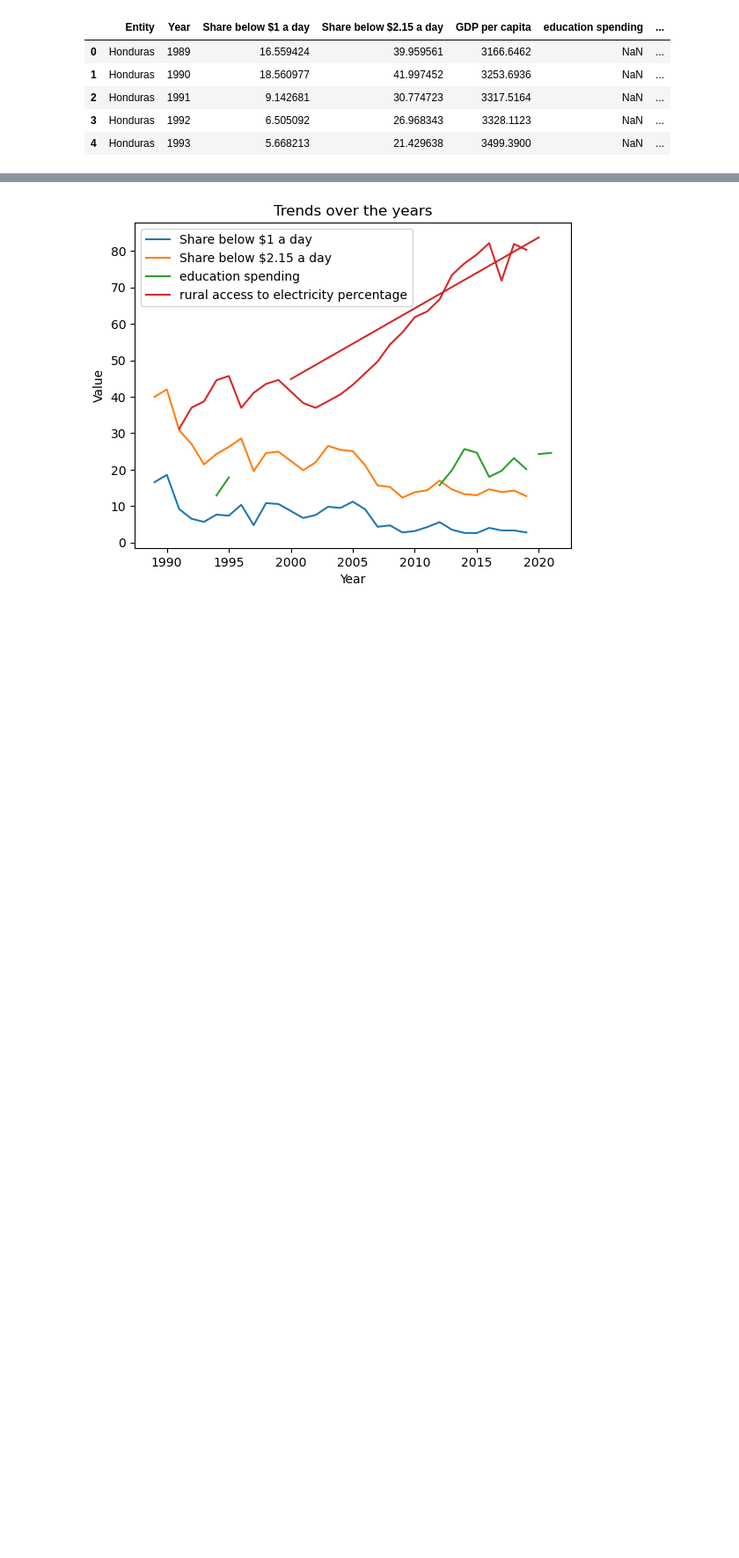
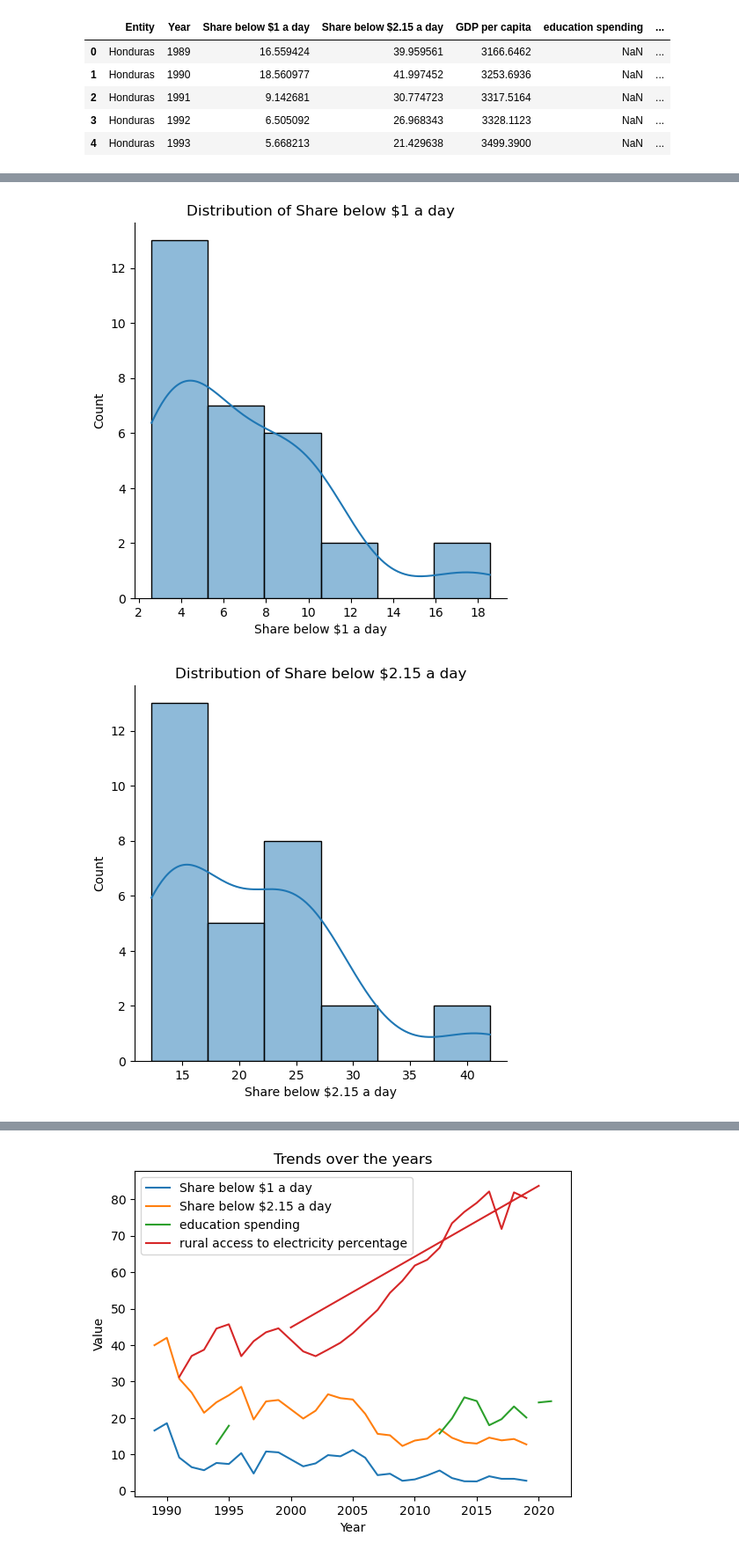
Before and after one commit to Josefbardales/PortfolioCodes, a Jupyter notebook: Analyzing poverty in Honduras.ipynb, the cells around one changed output, grey strips where cells are left out. Shown: that part at 88% size. Cells and saved outputs as stored; diff of their text form; code cells hidden in the pictures; blank space fills up the shorter version.

```diff
--- a/Analyzing poverty in Honduras.ipynb
+++ b/Analyzing poverty in Honduras.ipynb
@@ -76,0 +109,12 @@ Merged Data:
+# %%
+# List of columns to visualize
+cols_to_visualize = merged_data.columns.drop(['Entity', 'Year'])
+
+# Plot distributions
+for col in cols_to_visualize:
+    sns.displot(merged_data[col], kde=True)
+    plt.title(f"Distribution of {col}")
+    plt.show()
+# %% [output]
+[figure, added]
+[figure, added]
```
Also changed, not shown: parts of 4 cells of this notebook.
